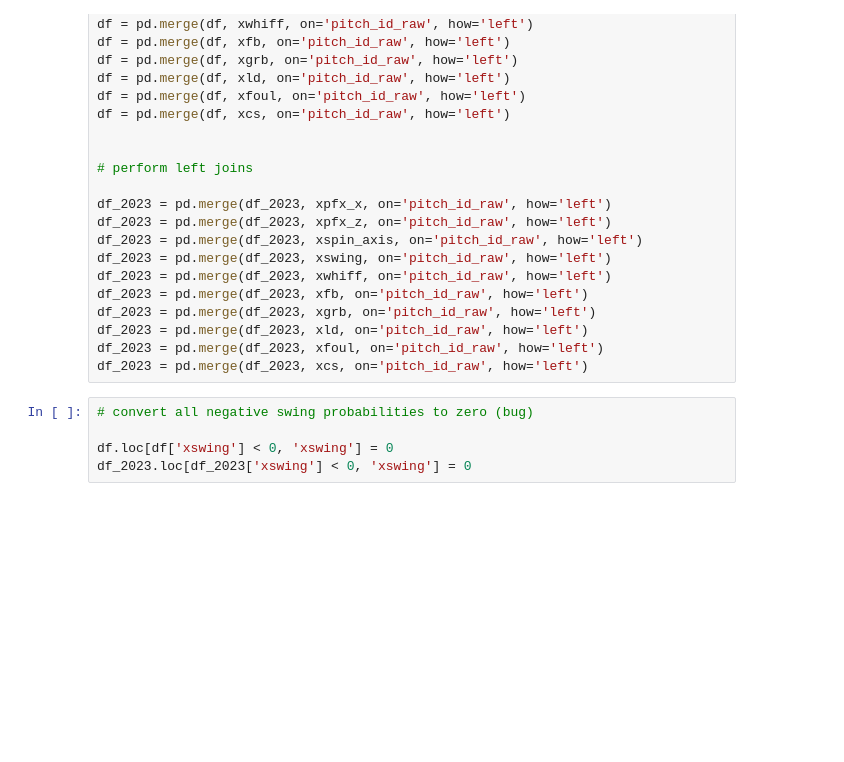
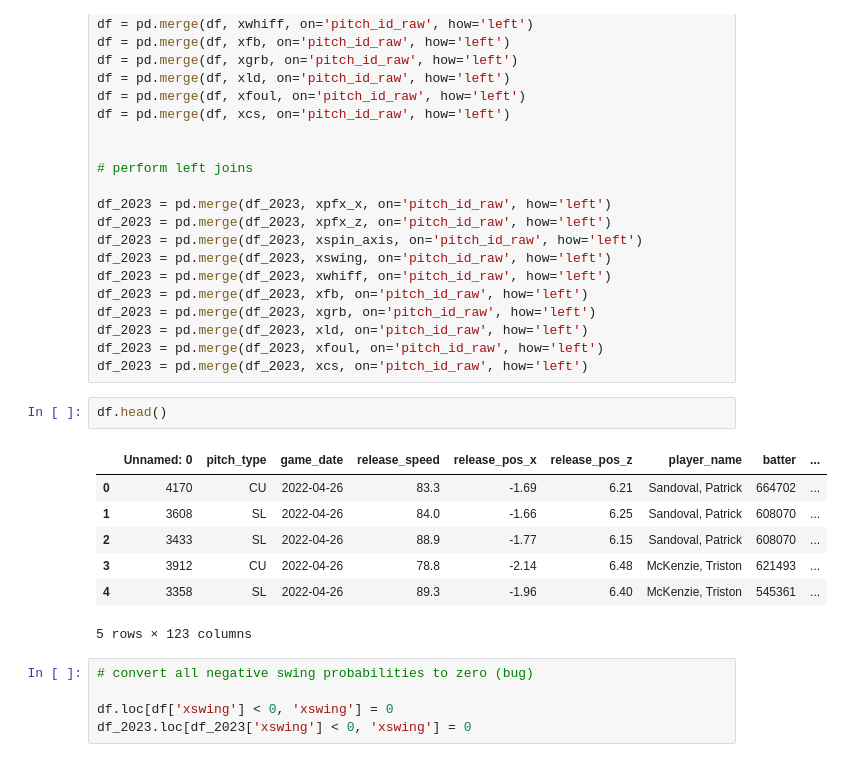
Before and after one commit to claytona500/stuff-baby, a Jupyter notebook: adam/model_bb.ipynb, the cells around one changed output. Saved outputs shown, nothing was run; the diff lists cells and outputs as text; blank space fills up the shorter version.

```diff
--- a/adam/model_bb.ipynb
+++ b/adam/model_bb.ipynb
@@ -225,6 +225,16 @@ df_2023 = pd.merge(df_2023, xgrb, on='pitch_id_raw', how='left')
 df_2023 = pd.merge(df_2023, xld, on='pitch_id_raw', how='left')
 df_2023 = pd.merge(df_2023, xfoul, on='pitch_id_raw', how='left')
 df_2023 = pd.merge(df_2023, xcs, on='pitch_id_raw', how='left')
+# %%
+df.head()
+# %% [output]
+|  | Unnamed: 0 | pitch_type | game_date | release_speed | release_pos_x | release_pos_z | player_name | batter | ... |
+| 0 | 4170 | CU | 2022-04-26 | 83.3 | -1.69 | 6.21 | Sandoval, Patrick | 664702 | ... |
+| 1 | 3608 | SL | 2022-04-26 | 84.0 | -1.66 | 6.25 | Sandoval, Patrick | 608070 | ... |
+| 2 | 3433 | SL | 2022-04-26 | 88.9 | -1.77 | 6.15 | Sandoval, Patrick | 608070 | ... |
+| 3 | 3912 | CU | 2022-04-26 | 78.8 | -2.14 | 6.48 | McKenzie, Triston | 621493 | ... |
+| 4 | 3358 | SL | 2022-04-26 | 89.3 | -1.96 | 6.40 | McKenzie, Triston | 545361 | ... |
+5 rows × 123 columns
 # %%
 # convert all negative swing probabilities to zero (bug)
 
```
Also changed, not shown: parts of 1 cell of this notebook.
